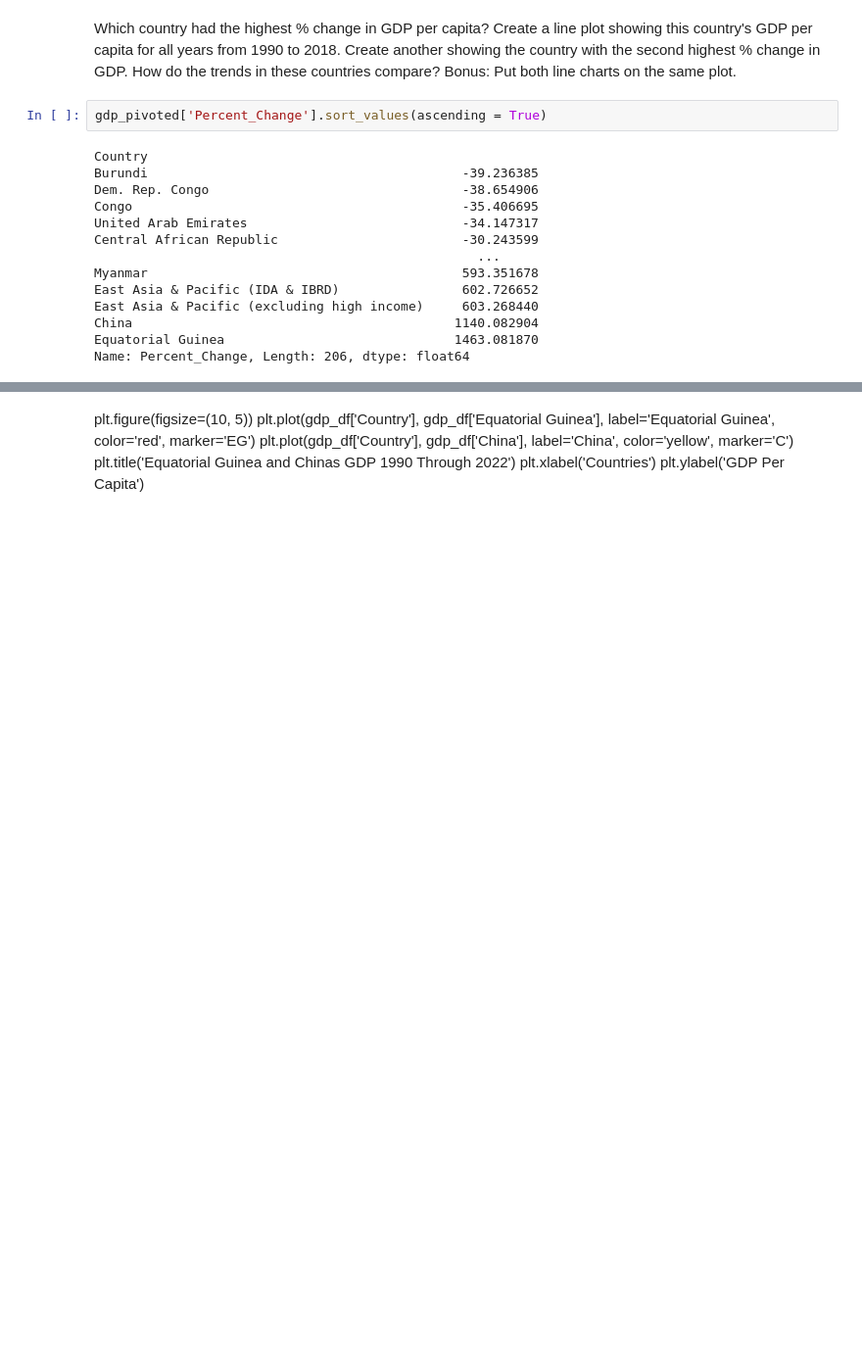
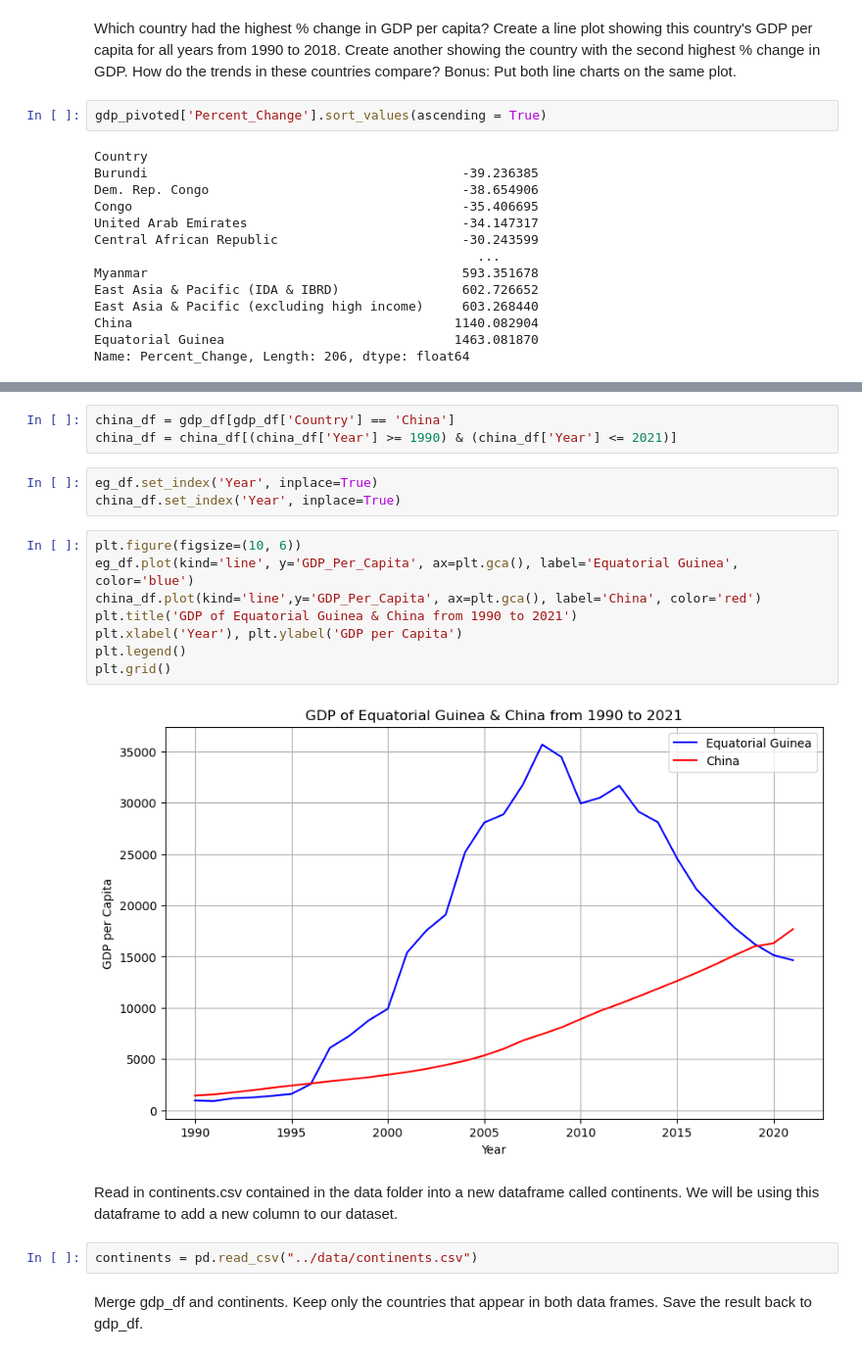
Before and after one commit to nss-data-science-cohort-8/un-exploration-graciepiantek, a Jupyter notebook: notebooks/UN_Data_Exploration.ipynb, the cells around one changed output, grey strips where cells are left out. Shown: that part at 98% size. Drawn from its saved outputs; the diff is of its cells as text; blank space fills up the shorter version.

Commit message:
through life expectancy

```diff
--- a/notebooks/UN_Data_Exploration.ipynb
+++ b/notebooks/UN_Data_Exploration.ipynb
@@ -238,7 +220,22 @@ eg_df = eg_df[(eg_df['Year'] >= 1990) & (eg_df['Year'] <= 2021)]
-# %% [markdown]
-plt.figure(figsize=(10, 5))
-plt.plot(gdp_df['Country'], gdp_df['Equatorial Guinea'], label='Equatorial Guinea', color='red', marker='EG')
-plt.plot(gdp_df['Country'], gdp_df['China'], label='China', color='yellow', marker='C')
-plt.title('Equatorial Guinea and Chinas GDP 1990 Through 2022')
-plt.xlabel('Countries')
-plt.ylabel('GDP Per Capita')
+# %%
+china_df = gdp_df[gdp_df['Country'] == 'China']
+china_df = china_df[(china_df['Year'] >= 1990) & (china_df['Year'] <= 2021)]
+# %%
+eg_df.set_index('Year', inplace=True)
+china_df.set_index('Year', inplace=True)
+# %%
+plt.figure(figsize=(10, 6))
+eg_df.plot(kind='line', y='GDP_Per_Capita', ax=plt.gca(), label='Equatorial Guinea', color='blue')
+china_df.plot(kind='line',y='GDP_Per_Capita', ax=plt.gca(), label='China', color='red')
+plt.title('GDP of Equatorial Guinea & China from 1990 to 2021')
+plt.xlabel('Year'), plt.ylabel('GDP per Capita')
+plt.legend()
+plt.grid()
+# %% [output]
+[figure, added]
+# %% [markdown]
+Read in continents.csv contained in the data folder into a new dataframe called continents. We will be using this dataframe to add a new column to our dataset.
+# %%
+continents = pd.read_csv("../data/continents.csv")
+# %% [markdown]
+Merge gdp_df and continents. Keep only the countries that appear in both data frames. Save the result back to gdp_df.
```
Also changed, not shown: parts of 10 cells of this notebook.
